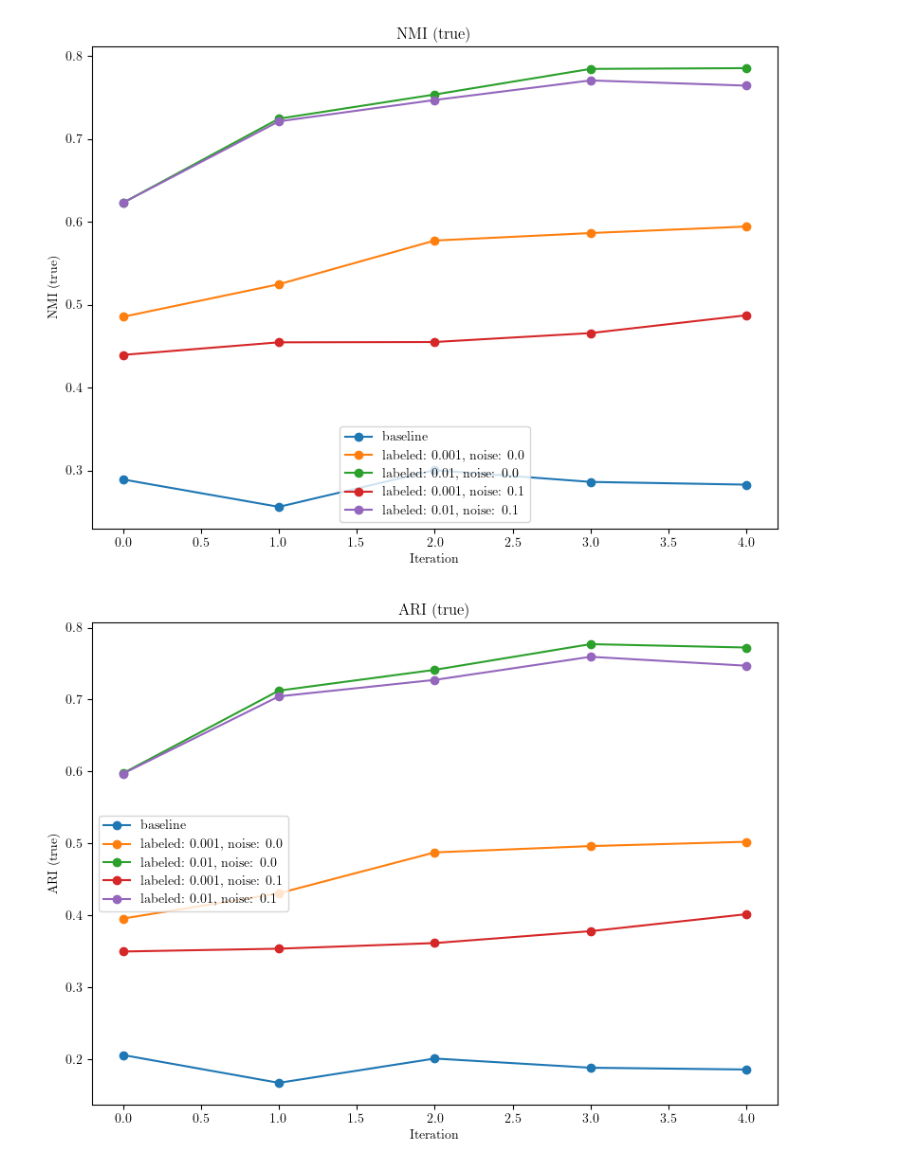
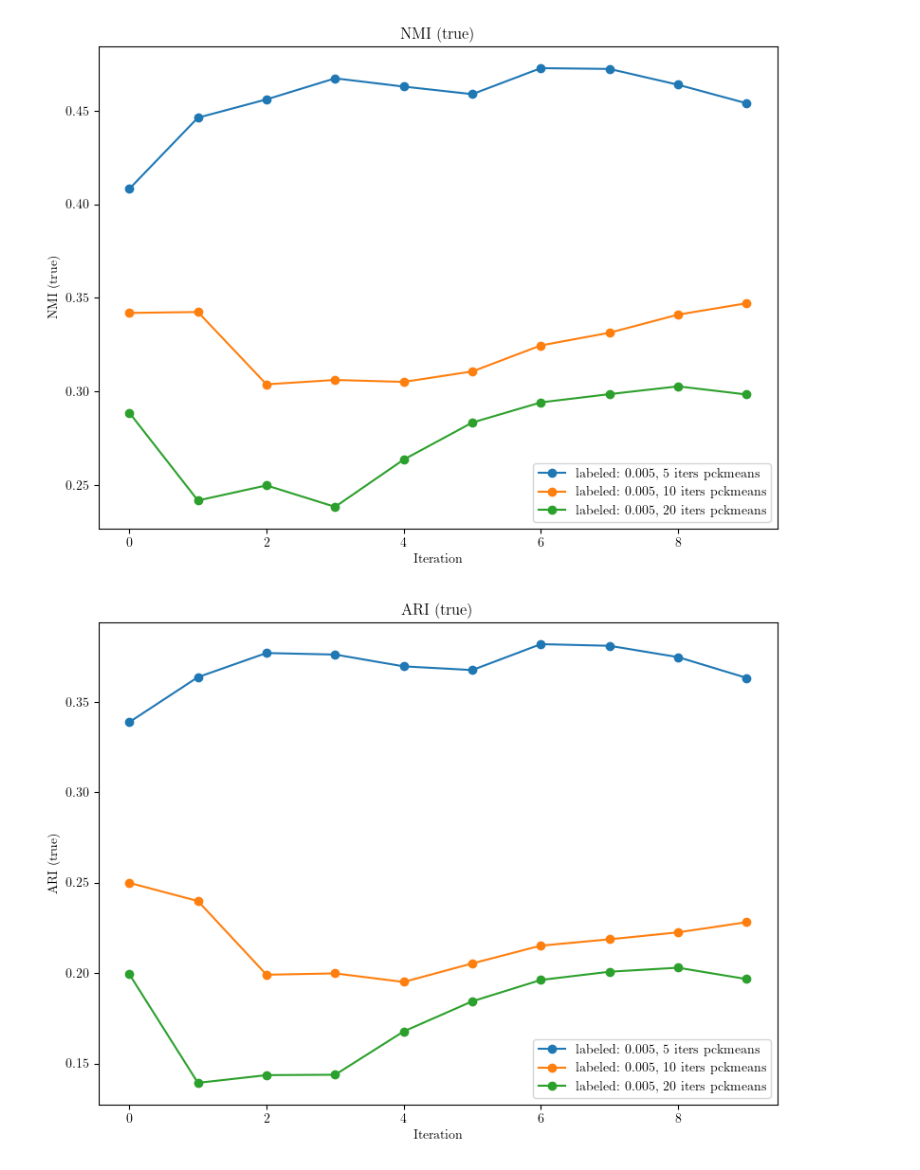
Before and after one commit to lnueesch/dl-project, a Jupyter notebook: deepcluster_implementation/eval_plots.ipynb, the cells around one changed output. Drawn from its saved outputs; the diff is of its cells as text; code cells hidden in the pictures.

```diff
--- a/deepcluster_implementation/eval_plots.ipynb
+++ b/deepcluster_implementation/eval_plots.ipynb
@@ -19,13 +19,23 @@ def load_metrics(run_paths):
     return all_data
 
 # Suppose you have paths like:
-run_path = './experiments/run_20250107_180402'
+run_path = './experiments/run_kmeans_iteration_variation_20250108_103846'
+# run_paths = {
+#     'baseline': run_path + '/config_1',
+#     'labeled: 0.001, noise: 0.0': run_path + '/config_2',
+#     'labeled: 0.01, noise: 0.0': run_path + '/config_3',
+#     'labeled: 0.001, noise: 0.0': run_path + '/config_4',
+#     'labeled: 0.01, noise: 0.1': run_path + '/config_5',
+#     'labeled: 0.001, noise: 0.2': run_path + '/config_6',
+# }
 run_paths = {
-    'baseline': run_path + '/config_1',
-    'labeled: 0.001, noise: 0.0': run_path + '/config_2',
-    'labeled: 0.01, noise: 0.0': run_path + '/config_3',
-    'labeled: 0.001, noise: 0.1': run_path + '/config_4',
-    'labeled: 0.01, noise: 0.1': run_path + '/config_5',
+    'labeled: 0.005, 5 iters pckmeans': run_path + '/config_1',
+    'labeled: 0.005, 10 iters pckmeans': run_path + '/config_2',
+    'labeled: 0.005, 20 iters pckmeans': run_path + '/config_3',
+    # 'labeled: 0.001': run_path + '/config_4',
+    # 'labeled: 0.002': run_path + '/config_5',
+    # 'labeled: 0.005': run_path + '/config_6',
+    # 'labeled: 0.01': run_path + '/config_7',
 }
 
 
@@ -35,32 +45,32 @@ metrics_dict = load_metrics(run_paths)
 dfs = {}
 for run_name, m in metrics_dict.items():
     dfs[run_name] = pd.DataFrame(m)
 
 # The metrics we care about
 metrics_to_plot = ['nmi_true', 'ari_true', 'nmi_prev', 'silhouette', 'dbi']
 metrics_legend = {
     'nmi_true': 'NMI (true)',
     'ari_true': 'ARI (true)',
     'nmi_prev': 'NMI (prev)',
     'silhouette': 'Silhouette',
     'dbi': 'DBI',
 }
 
 
 for metric in metrics_to_plot:
     plt.figure(figsize=(8, 6))
 
     # Plot this metric for each config/run
     for run_name, df in dfs.items():
         # Some metrics might have NaN/null (e.g. 'nmi_prev' for iteration 0), so drop them or fill
         plt.plot(df[metric], label=run_name, marker='o')
 
     plt.title(f'{metrics_legend[metric]}')
     plt.xlabel('Iteration')
     plt.ylabel(f'{metrics_legend[metric]}')
     plt.legend()
     plt.tight_layout()
     plt.show()
 # %% [output]
-[figure, old version]
+[figure, new version]
-[figure, old version]
+[figure, new version]
```
Also changed, not shown: parts of 1 cell of this notebook, 3 other files.
